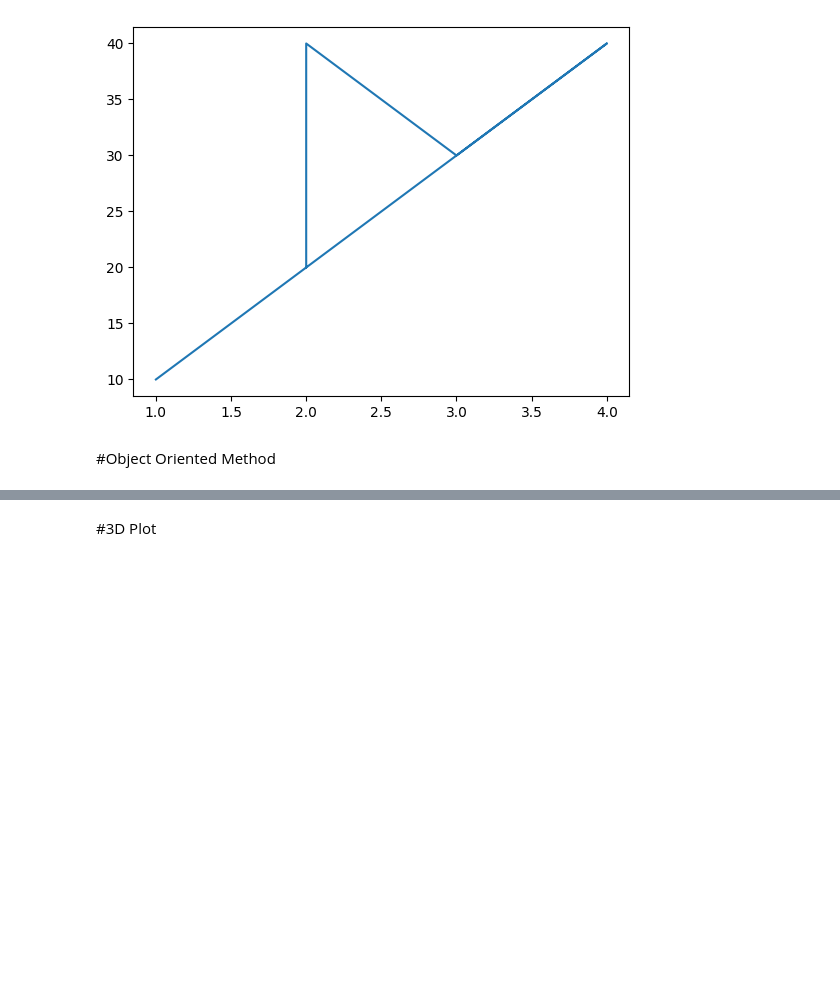
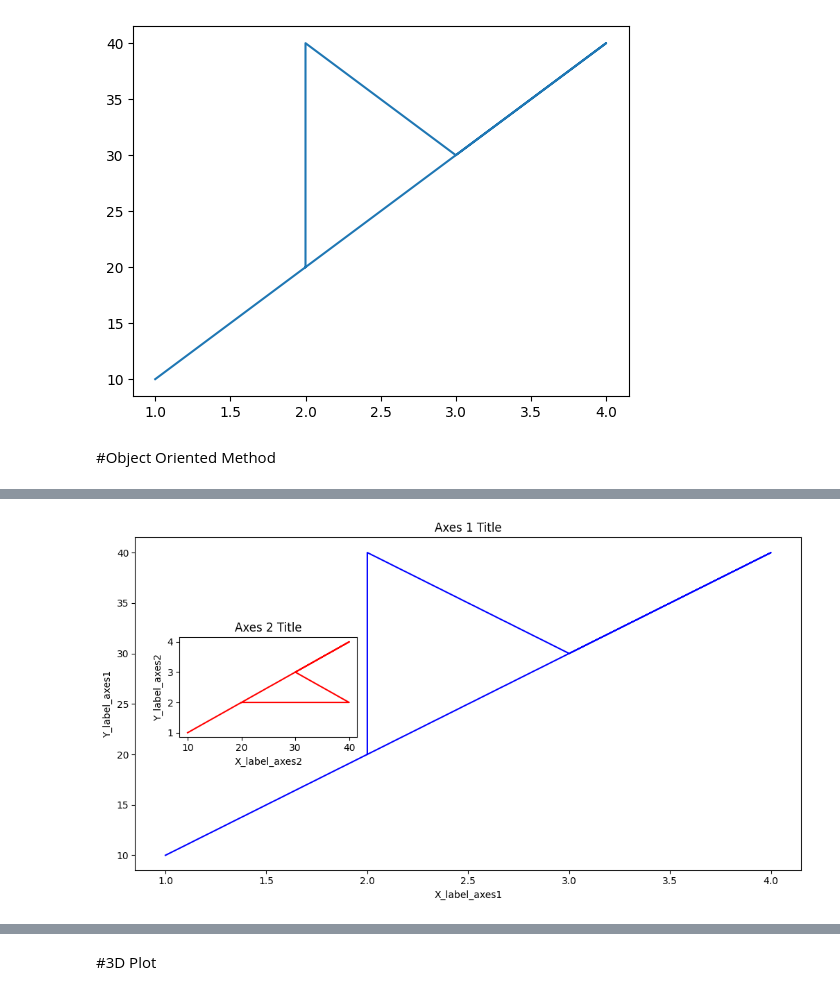
Before and after one commit to ErfanS99/python_course_SRBIAU, a Jupyter notebook: ex_4.ipynb, the cells around one changed output, grey strips where cells are left out. Saved outputs shown, nothing was run; the diff lists cells and outputs as text; code cells hidden in the pictures; blank space fills up the shorter version.

```diff
--- a/ex_4.ipynb
+++ b/ex_4.ipynb
@@ -406,0 +115,23 @@ fig.tight_layout()
+# %%
+# Create a Figure with two Axes objects: a large main axes and a smaller inset axes, each with its own plot.
+
+# Creates blank canvas
+fig = plt.figure()
+
+# Add axes at [left, bottom, width, height] (fractions of figure size)
+axes1 = fig.add_axes([0.1, 0.1, 1.5, 1]) # main axes
+axes2 = fig.add_axes([0.2, 0.5, 0.4, 0.3]) # inset axes
+
+# Larger Figure Axes 1
+axes1.plot(x, y, 'b')
+axes1.set_xlabel('X_label_axes1')
+axes1.set_ylabel('Y_label_axes1')
+axes1.set_title('Axes 1 Title')
+
+# Insert Figure Axes 2
+axes2.plot(y, x, 'r')
+axes2.set_xlabel('X_label_axes2')
+axes2.set_ylabel('Y_label_axes2')
+axes2.set_title('Axes 2 Title');
+# %% [output]
+[figure, added]
```
Also changed, not shown: parts of 89 cells of this notebook.
